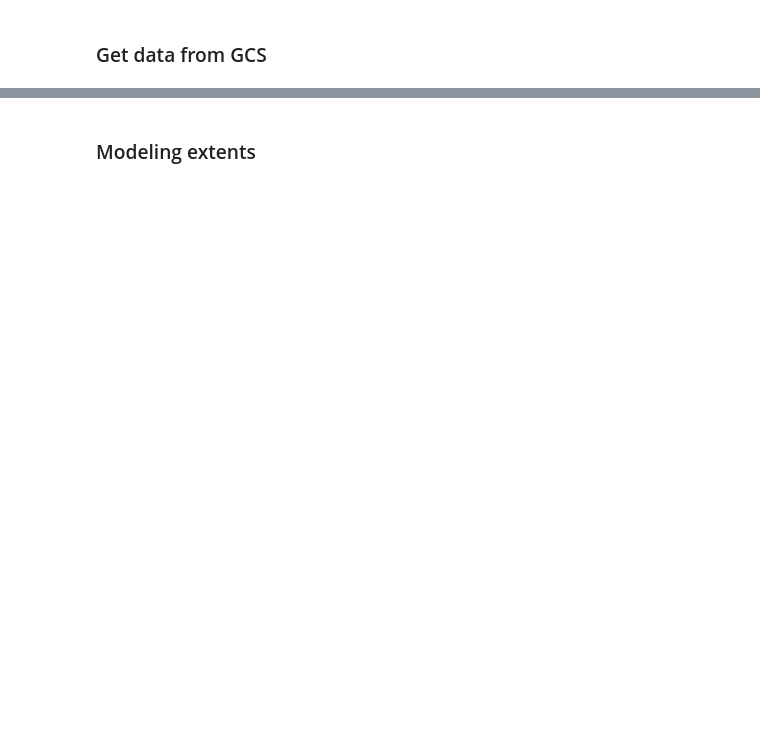
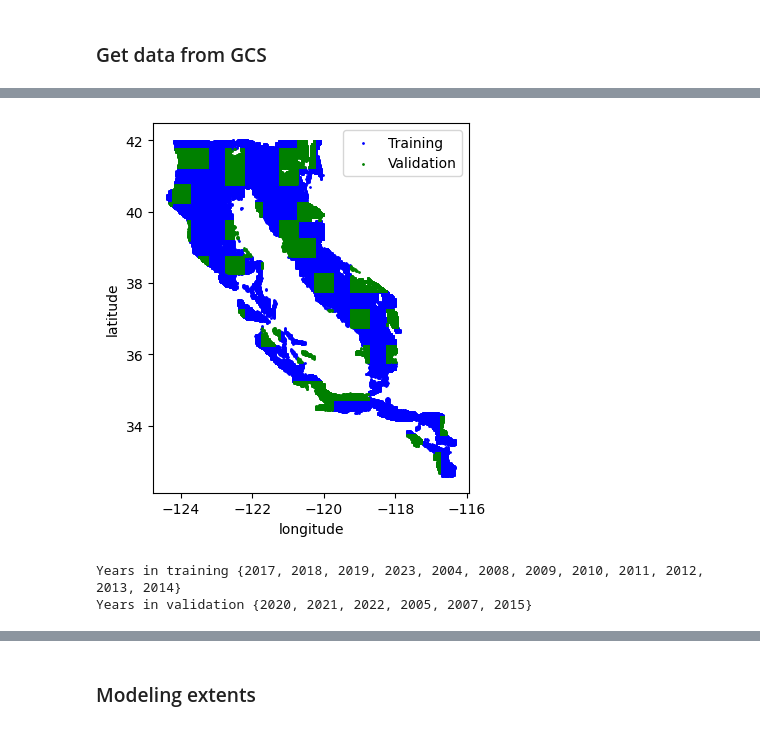
Before and after one commit to s-kganz/ForestLST, a Jupyter notebook: notebooks/build_preisler_nn.ipynb, the cells around one changed output, grey strips where cells are left out. Saved outputs shown, nothing was run; the diff lists cells and outputs as text; code cells hidden in the pictures; blank space fills up the shorter version.

Commit message:
compare splitting strategies on preisler

```diff
--- a/notebooks/build_preisler_nn.ipynb
+++ b/notebooks/build_preisler_nn.ipynb
@@ -374,8 +46,0 @@ fig.patch.set_alpha(0.0)
-# %%
-plt.rcParams.update({"font.size": 18})
-plt.plot(np.arange(1, len(history.history["loss"])+1), history.history["loss"], label="Training")
-plt.plot(np.arange(1, len(history.history["val_loss"])+1), history.history["val_loss"], label="Validation")
-plt.xlabel("Epoch")
-plt.ylabel("Mean squared error")
-plt.legend()
-plt.show()
@@ -403,0 +58,5 @@ plt.show()
+# %%
+test_years = [2006, 2016]
+trainval_idx = ds.year.isin(test_years)
+ds_trainval = ds[~trainval_idx]
+ds_test     = ds[ trainval_idx]
@@ -403,0 +71,27 @@ plt.show()
+# %%
+# Spatial split - group observations into 0.50-degree blocks and split
+def spatial_split(df, coords=["latitude", "longitude"], blocksize=0.50):
+    mindex = pd.MultiIndex.from_tuples(zip(*(
+        np.round(df[c]/blocksize)*blocksize
+        for c in coords
+    )))
+
+    # Unlike train_test_split, GroupShuffleSplit returns indices
+    train_idx, valid_idx = next(GroupShuffleSplit(1, train_size=0.7, test_size=0.3).split(df, groups=mindex))
+
+    return (
+        df.iloc[train_idx],
+        df.iloc[valid_idx]
+    )
+# %%
+# Verify that it works
+train, valid = spatial_split(ds_trainval)
+
+fig, ax = plt.subplots(1, 1)
+
+train.plot.scatter(x="longitude", y="latitude", s=1, ax=ax, label="Training", color="blue")
+valid.plot.scatter(x="longitude", y="latitude", s=1, ax=ax, label="Validation", color="green")
+ax.set_aspect("equal")
+plt.show()
+# %% [output]
+[figure, added]
@@ -403,0 +108,15 @@ plt.show()
+# %%
+# Check that it works
+train, valid = temporal_split(ds_trainval)
+
+train_years = set(train["year"])
+valid_years = set(valid["year"])
+
+print("Years in training", train_years)
+print("Years in validation", valid_years)
+
+# Asserts to make sure we did it right
+assert train_years.isdisjoint(valid_years)
+# %% [output]
+Years in training {2017, 2018, 2019, 2023, 2004, 2008, 2009, 2010, 2011, 2012, 2013, 2014}
+Years in validation {2020, 2021, 2022, 2005, 2007, 2015}
```
Also changed, not shown: parts of 51 cells of this notebook.
